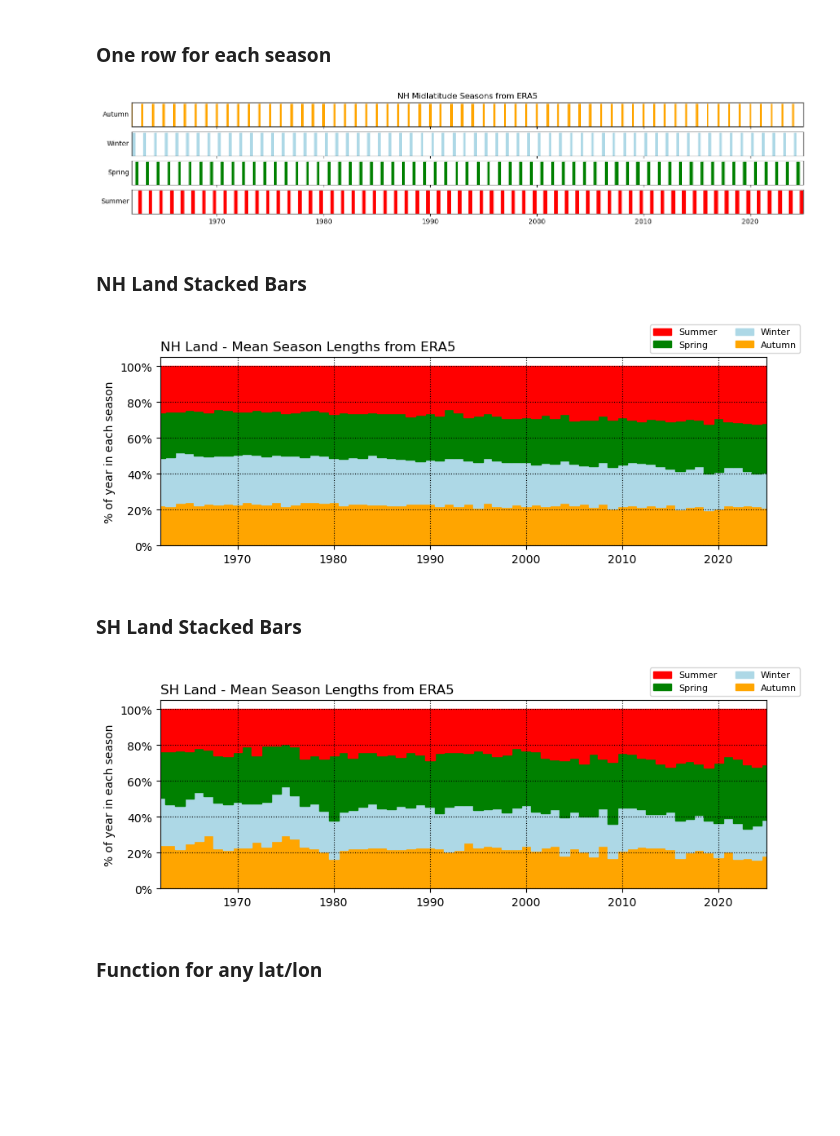
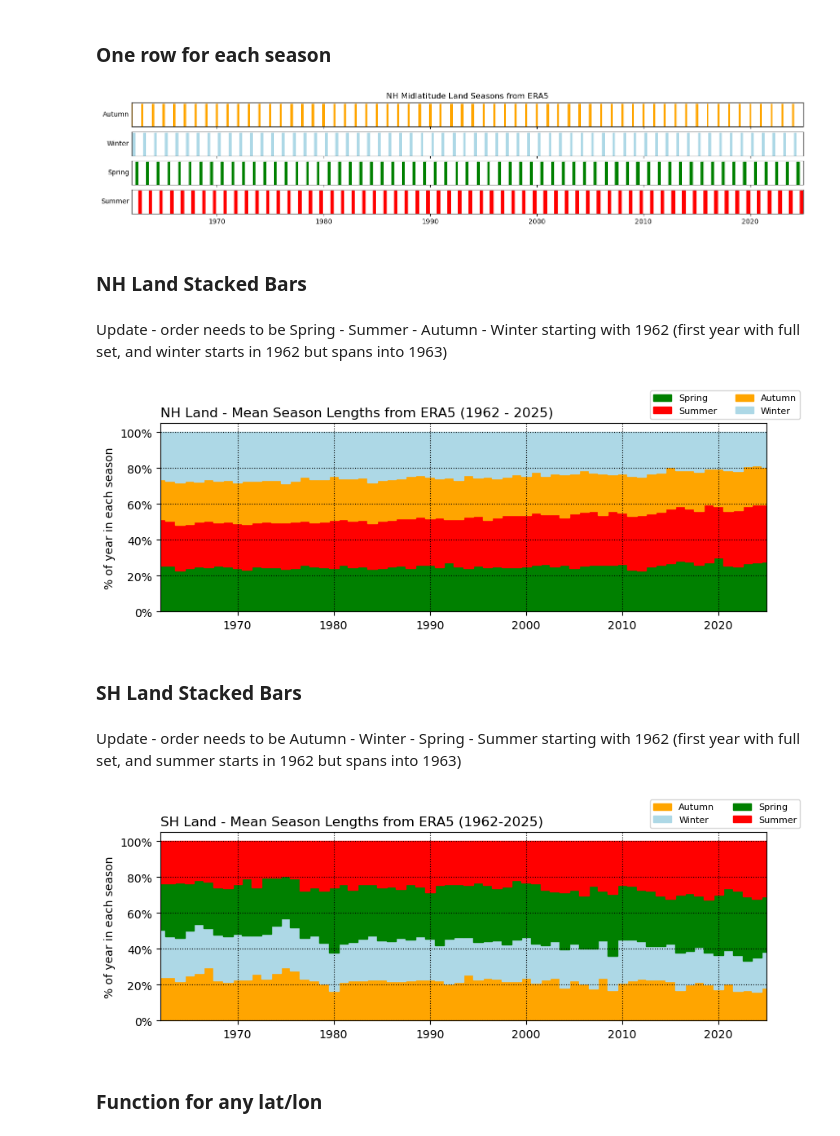
Before and after one commit to tedscott/HeatWaves, a Jupyter notebook: Winter/SpringAndAutumnStartEnd.ipynb, the cells around one changed output. Cells and saved outputs as stored; diff of their text form; code cells hidden in the pictures; blank space fills up the shorter version.

```diff
--- a/Winter/SpringAndAutumnStartEnd.ipynb
+++ b/Winter/SpringAndAutumnStartEnd.ipynb
@@ -1602,12 +1603,14 @@ ax4.bar(r4, height=1, width=nh_SLn, color="red", align='center', edgecolor='red'
 ax4.set_ylabel("Summer", rotation='horizontal', verticalalignment='center', horizontalalignment='right')
 ax4.set_yticks([])
 
-ax1.set_title("NH Midlatitude Seasons from ERA5")
+ax1.set_title("NH Midlatitude Land Seasons from ERA5")
 plt.show()
 # %% [output]
-[figure, old version]
+[figure, new version]
 # %% [markdown]
 ### NH Land Stacked Bars
+# %% [markdown]
+Update - order needs to be Spring - Summer - Autumn - Winter starting with 1962 (first year with full set, and winter starts in 1962 but spans into 1963)
 # %%
 fs=8
 barWidth = 1
@@ -1616,50 +1619,54 @@ fig = plt.figure(figsize=(12,3))
 
 ax = fig.add_subplot()
 
+# Spring
+plt.bar(x, nh_SpLn, color='green', edgecolor='green', width=barWidth, label="Spring")
+# Summer
+plt.bar(x, nh_SLn, bottom = nh_SpLn, color='red', edgecolor='red', width=barWidth, label="Summer")
 # Autumn bars
-plt.bar(x, nh_ALn, color='orange', edgecolor='orange', width=barWidth, label="Autumn")
-# Winter, on top of the first ones
-plt.bar(x, nh_WLn, bottom=nh_ALn, color='lightblue', edgecolor='lightblue', width=barWidth, label="Winter")
-# Spring
-plt.bar(x, nh_SpLn, bottom= nh_ALn + nh_WLn, color='green', edgecolor='green', width=barWidth, label="Spring")
-# Summer
-plt.bar(x, nh_SLn, bottom= nh_ALn + nh_WLn + nh_SpLn, color='red', edgecolor='red', width=barWidth, label="Summer")
+plt.bar(x, nh_ALn, bottom = nh_SpLn + nh_SLn, color='orange', edgecolor='orange', width=barWidth, label="Autumn")
+# Winter, on top of the first ones - in NH spans two calendar years
+plt.bar(x, nh_WLn, bottom = nh_SpLn + nh_SLn + nh_ALn, color='lightblue', edgecolor='lightblue', width=barWidth, label="Winter")
+
+
 
 # labels, etc
 plt.gca().yaxis.set_major_formatter(mticker.PercentFormatter(1))
 plt.ylabel("% of year in each season")
 # Shrink current axis by 20%
 box = ax.get_position()
 ax.set_position([box.x0, box.y0, box.width * 0.8, box.height])
 
 # Put a legend to the right of the current axis
 #get handles and labels https://www.statology.org/matplotlib-legend-order/
 handles, labels = plt.gca().get_legend_handles_labels()
 
 #specify order of items in legend
-order = [3,2,1,0]
+order = [0,1,2,3]
 
 #add legend to plot
 # plt.legend()
 ax.legend([handles[idx] for idx in order],[labels[idx] for idx in order], fontsize=fs, bbox_to_anchor=(0.8, 1), loc="lower left", ncol=2)#'upper left', bbox_to_anchor=(1, 1))
 
 # add right labels
 # ax2 = ax.twinx()
 # ax2.set_ylim(1,0)
 # ax2.yaxis.set_major_formatter(mticker.PercentFormatter(1))
 
 # adjust x axis so legend is visible
 plt.xlim(1962,2025)
 plt.grid(axis='both', which = 'both', linestyle=':', color="black")
 
 
-plt.title("NH Land - Mean Season Lengths from ERA5", loc='left')
+plt.title("NH Land - Mean Season Lengths from ERA5 (1962 - 2025)", loc='left')
 
 plt.show()
 # %% [output]
-[figure, old version]
+[figure, new version]
 # %% [markdown]
 ### SH Land Stacked Bars
+# %% [markdown]
+Update - order needs to be Autumn - Winter - Spring - Summer starting with 1962 (first year with full set, and summer starts in 1962 but spans into 1963)
 # %%
 fs=8
 barWidth = 1
@@ -1689,7 +1696,7 @@ ax.set_position([box.x0, box.y0, box.width * 0.8, box.height])
 handles, labels = plt.gca().get_legend_handles_labels()
 
 #specify order of items in legend
-order = [3,2,1,0]
+order = [0,1,2,3]
 
 #add legend to plot
 # plt.legend()
@@ -1705,11 +1712,11 @@ plt.xlim(1962,2025)
 plt.grid(axis='both', which = 'both', linestyle=':', color="black")
 
 
-plt.title("SH Land - Mean Season Lengths from ERA5", loc='left')
+plt.title("SH Land - Mean Season Lengths from ERA5 (1962-2025)", loc='left')
 
 plt.show()
 # %% [output]
-[figure, old version]
+[figure, new version]
 # %% [markdown]
 ### Function for any lat/lon
 # %%
```
Also changed, not shown: parts of 15 cells of this notebook.
